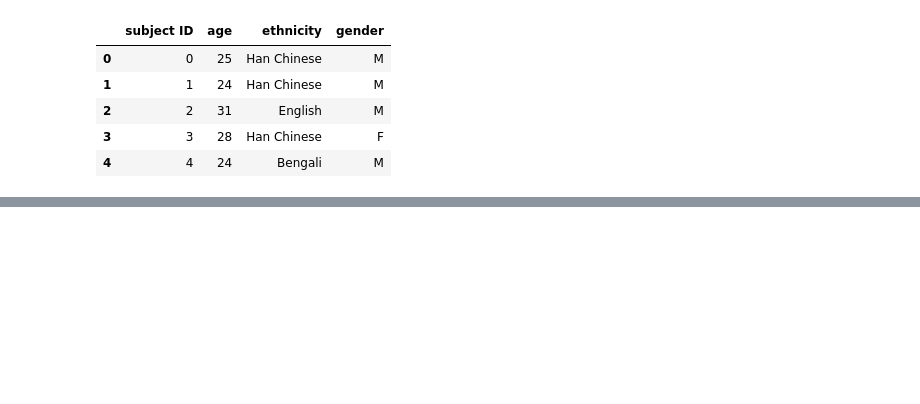
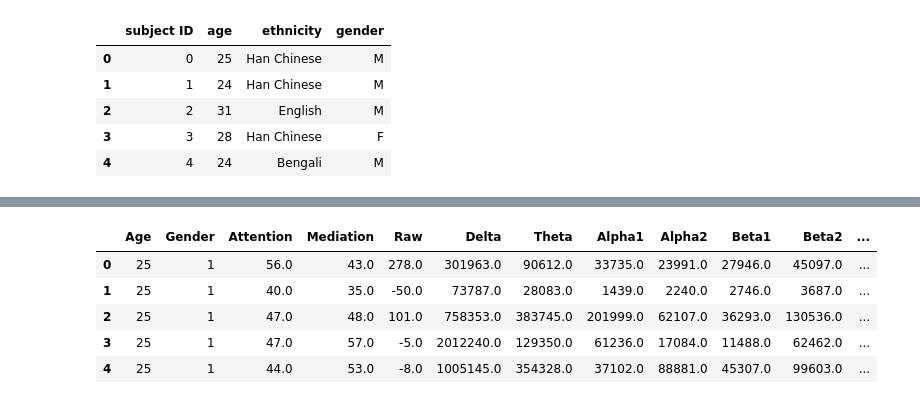
Before and after one commit to rajnishprao/Spiced_Projects, a Jupyter notebook: Time_Series_Classification/EEG_01_EDA.ipynb, the cells around one changed output, grey strips where cells are left out. Drawn from its saved outputs; the diff is of its cells as text; code cells hidden in the pictures; blank space fills up the shorter version.

```diff
--- a/Time_Series_Classification/EEG_01_EDA.ipynb
+++ b/Time_Series_Classification/EEG_01_EDA.ipynb
@@ -26,0 +149,3 @@ demo_df.head()
+# %%
+# dropping subjectid, videoid and one of the labels predefinedlabel as they are not useful
+df = df.drop(['SubjectID', 'VideoID', 'predefinedlabel'], axis=1)
@@ -26,0 +161,3 @@ demo_df.head()
+# %%
+# label is in floats - can change it to ints - looks better
+df['Label'] = df['Label'].astype(np.int)
@@ -26,0 +166,17 @@ demo_df.head()
+# %%
+# replacing gender with 1 for M & 0 for F
+df['Gender'] = df['Gender'].apply(lambda x:1 if x == 'M' else 0)
+# %%
+# getting dummies for ethnicity
+ethnic_dummies = pd.get_dummies(df['Ethnicity'], drop_first=True)
+df = pd.concat([df, ethnic_dummies], axis=1)
+df = df.drop('Ethnicity', axis=1)
+# %%
+df.head()
+# %% [output]
+|  | Age | Gender | Attention | Mediation | Raw | Delta | Theta | Alpha1 | Alpha2 | Beta1 | Beta2 | ... |
+| 0 | 25 | 1 | 56.0 | 43.0 | 278.0 | 301963.0 | 90612.0 | 33735.0 | 23991.0 | 27946.0 | 45097.0 | ... |
+| 1 | 25 | 1 | 40.0 | 35.0 | -50.0 | 73787.0 | 28083.0 | 1439.0 | 2240.0 | 2746.0 | 3687.0 | ... |
+| 2 | 25 | 1 | 47.0 | 48.0 | 101.0 | 758353.0 | 383745.0 | 201999.0 | 62107.0 | 36293.0 | 130536.0 | ... |
+| 3 | 25 | 1 | 47.0 | 57.0 | -5.0 | 2012240.0 | 129350.0 | 61236.0 | 17084.0 | 11488.0 | 62462.0 | ... |
+| 4 | 25 | 1 | 44.0 | 53.0 | -8.0 | 1005145.0 | 354328.0 | 37102.0 | 88881.0 | 45307.0 | 99603.0 | ... |
```
Also changed, not shown: parts of 17 cells of this notebook.
